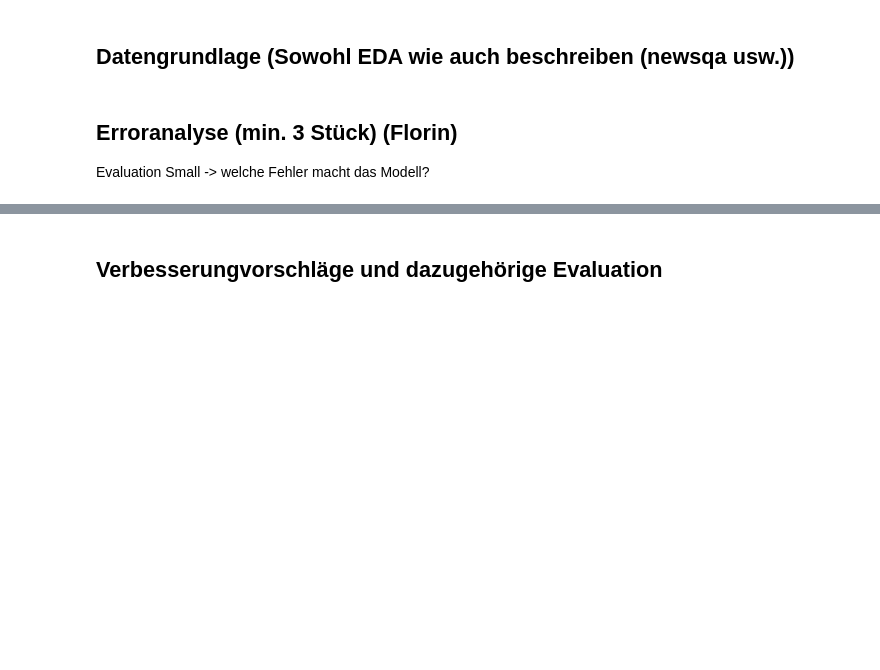
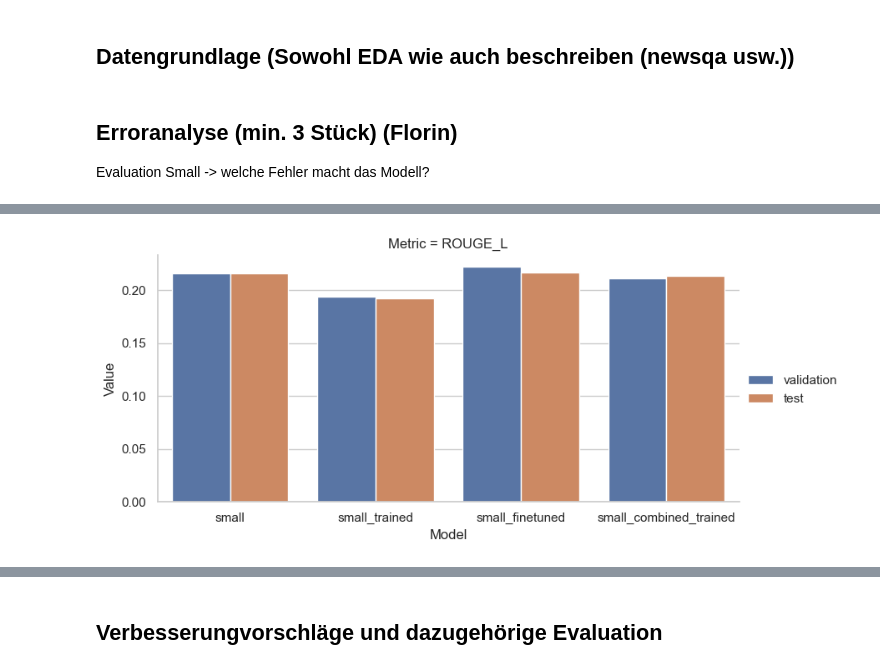
Before and after one commit to swiggy123/npr_mc2, a Jupyter notebook: report.ipynb, the cells around one changed output, grey strips where cells are left out. Cells and saved outputs as stored; diff of their text form; code cells hidden in the pictures; blank space fills up the shorter version.

```diff
--- a/report.ipynb
+++ b/report.ipynb
@@ -168,0 +228,4 @@ Evaluation Small -> welche Fehler macht das Modell?
+# %%
+plot_results(df[df["Metric"] == "ROUGE_L"])
+# %% [output]
+[figure, added]
```
Also changed, not shown: parts of 13 cells of this notebook.
